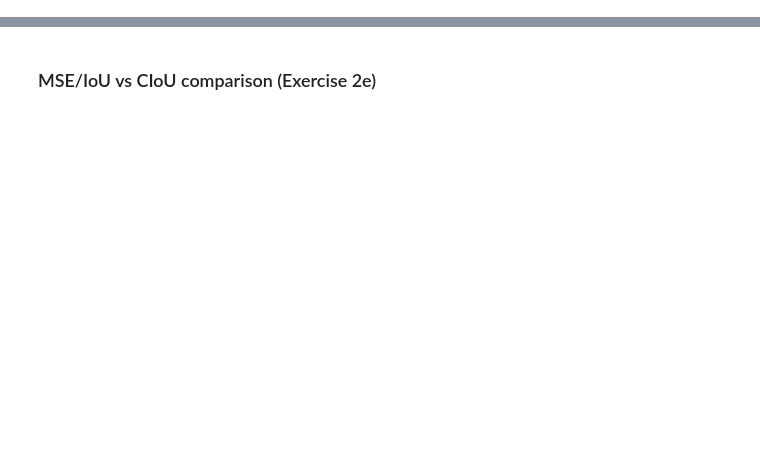
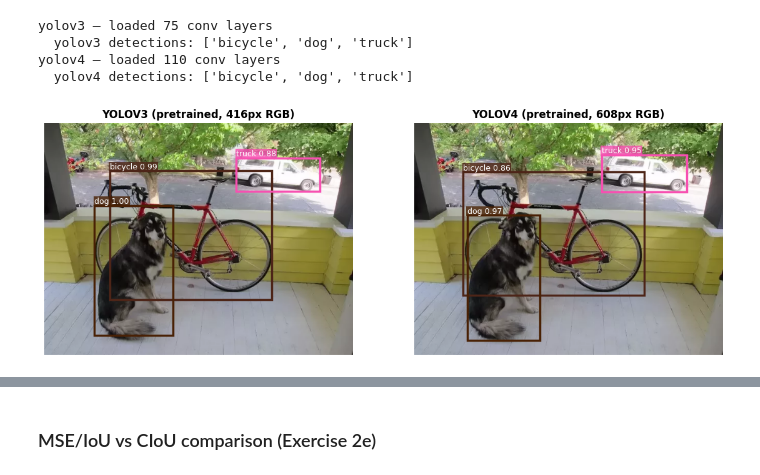
Before and after one commit to dniamsaard4codework/A2-Segmentation-Assignment, a Jupyter notebook: notebooks/A2-01-Object-Detection.ipynb, the cells around one changed output, grey strips where cells are left out. Drawn from its saved outputs; the diff is of its cells as text; code cells hidden in the pictures; blank space fills up the shorter version.

```diff
--- a/notebooks/A2-01-Object-Detection.ipynb
+++ b/notebooks/A2-01-Object-Detection.ipynb
@@ -181,0 +1160,50 @@ show('results/det_history_yolov4_ciou.png', width=820)
+# %%
+import cv2
+def detect_and_draw(net, img_path, dim, conf=0.5, nms=0.4, ax=None, title=None):
+    inp = prep_image(img_path, dim).to(device)
+    with torch.no_grad():
+        out = write_results(net(inp, device.type=='cuda'), conf, 80, nms)
+    img = cv2.cvtColor(cv2.imread(img_path), cv2.COLOR_BGR2RGB)
+    h, w = img.shape[:2]; scale = min(dim/w, dim/h)
+    px, py = (dim - scale*w)/2, (dim - scale*h)/2
+    rng = np.random.RandomState(1); col = rng.rand(80, 3)
+    if ax is None:
+        _, ax = plt.subplots(figsize=(8, 8))
+    ax.imshow(img); ax.axis('off')
+    if title:
+        ax.set_title(title, fontweight='bold')
+    objs = []
+    if hasattr(out, 'shape'):
+        for r in out:
+            x1 = (r[1].item()-px)/scale; y1 = (r[2].item()-py)/scale
+            x2 = (r[3].item()-px)/scale; y2 = (r[4].item()-py)/scale
+            cl = int(r[-1].item()); s = r[5].item()*r[6].item()
+            ax.add_patch(plt.Rectangle((x1, y1), x2-x1, y2-y1, fill=False, edgecolor=col[cl], lw=2.5))
+            ax.text(x1, y1-4, f'{COCO_NAMES[cl]} {s:.2f}', color='white', fontsize=9,
+                    bbox=dict(facecolor=col[cl], alpha=0.8, pad=1, edgecolor='none'))
+            objs.append(COCO_NAMES[cl])
+    return sorted(set(objs))
+# %%
+have = {m: os.path.exists(f'weights/{m}.weights') for m in ('yolov3', 'yolov4')}
+if have['yolov4']:
+    fig, axes = plt.subplots(1, sum(have.values()), figsize=(7*sum(have.values()), 7), squeeze=False)
+    col = 0
+    for model, dim in [('yolov3', 416), ('yolov4', 608)]:
+        if not have[model]:
+            continue
+        net = Darknet(f'cfg/{model}.cfg').to(device).eval(); net.net_info['height'] = str(dim)
+        print(model, '— loaded', net.load_weights(f'weights/{model}.weights'), 'conv layers')
+        objs = detect_and_draw(net, 'dog-cycle-car.png', dim, ax=axes[0][col],
+                               title=f'{model.upper()} (pretrained, {dim}px RGB)')
+        print(f'  {model} detections:', objs)
+        del net; torch.cuda.empty_cache(); col += 1
+    plt.show()
+else:
+    print('weights/yolov4.weights not found — fetch assets via script.ps1 (step 2) or:')
+    print('  https://github.com/AlexeyAB/darknet/releases/download/darknet_yolo_v3_optimal/yolov4.weights')
+# %% [output]
+yolov3 — loaded 75 conv layers
+  yolov3 detections: ['bicycle', 'dog', 'truck']
+yolov4 — loaded 110 conv layers
+  yolov4 detections: ['bicycle', 'dog', 'truck']
+[figure, added]
```
Also changed, not shown: parts of 73 cells of this notebook, 11 other files.
